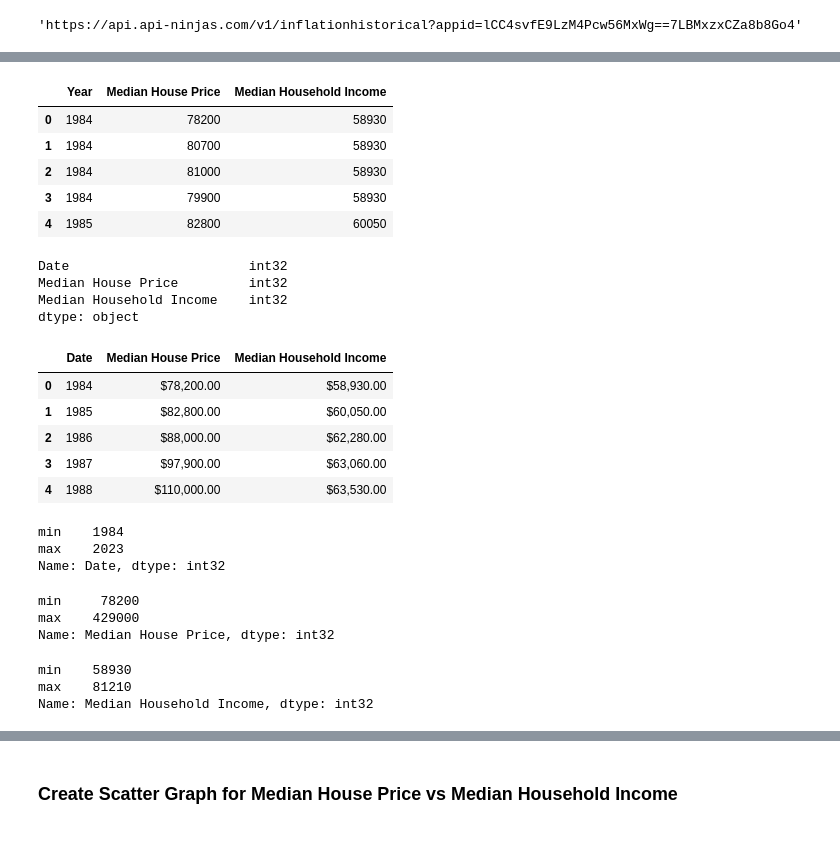
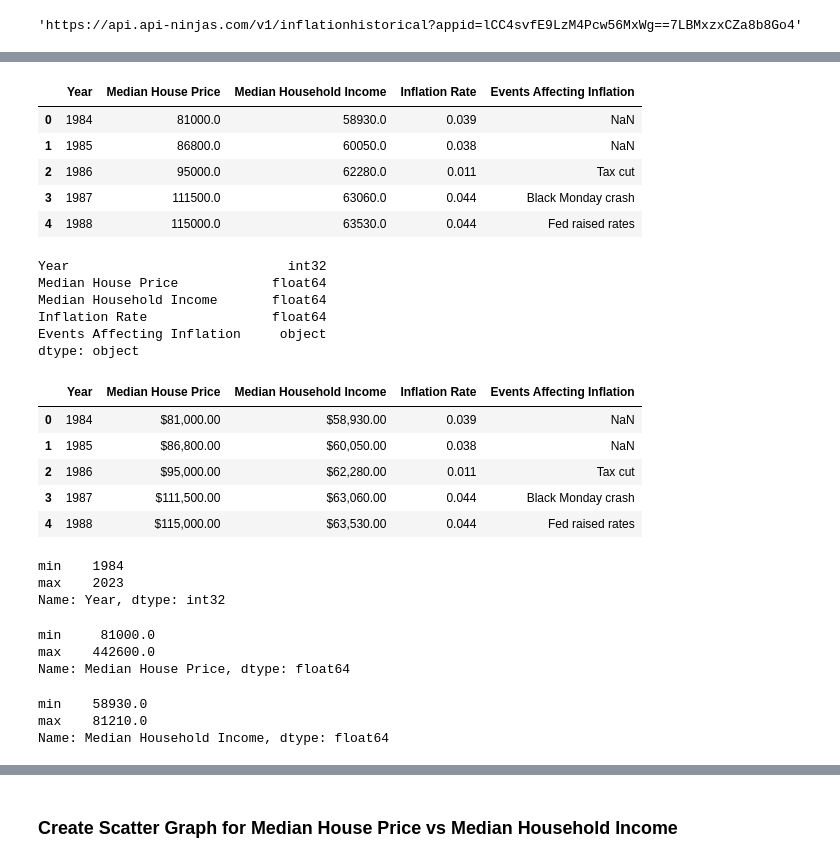
Before and after one commit to Sethdcarter/group8_data_project_1, a Jupyter notebook: Codes/Median_House_Price_vs_Household_Income.ipynb, the cells around one changed output, grey strips where cells are left out. Drawn from its saved outputs; the diff is of its cells as text; code cells hidden in the pictures.

```diff
--- a/Codes/Median_House_Price_vs_Household_Income.ipynb
+++ b/Codes/Median_House_Price_vs_Household_Income.ipynb
@@ -46,7 +48,10 @@ median_house_price_data = pd.read_csv(median_house_price_path)
 median_house_price_data = median_house_price_data.rename(columns = {"DATE":"Year", "MSPUS":"Median House Price"})
 median_house_price_data["Year"] = pd.to_datetime(median_house_price_data["Year"])     # Converts to a datetime format
 median_house_price_data["Year"] = median_house_price_data["Year"].dt.year     # Extracts and only displays the year for the date
-#median_house_price_data.head()
+# Group by "Year" and take the maximum "Median House Price" and get the maximum price for each year
+median_house_price_data = median_house_price_data.groupby("Year").agg({"Median House Price": "max"}).reset_index()
+# reset_index() converts the grouped DataFrame back into a regular DataFrame
+#median_house_price_data
 
 median_household_income_data = pd.read_csv(median_household_income_path)
 median_household_income_data = median_household_income_data.rename(columns = {"DATE":"Year", "MEHOINUSA672N":"Median Household Income"})
@@ -56,4 +61,5 @@ median_household_income_data["Year"] = median_household_income_data["Year"].dt.y
 
 inflation_rate_data = pd.read_csv(inflation_rate_path)
 inflation_rate_data = inflation_rate_data.rename(columns = {"Inflation Rate YOY, From Previous Dec.":"Inflation Rate"})
-inflation_rate_data = inflation
+inflation_rate_data = inflation_rate_data[["Year", "Inflation Rate", "Events Affecting Inflation"]]
+#inflation_rate_data.head()
@@ -67,17 +66,19 @@ inflation_rate_data = inflation
 # %%
 # Combine the data into a single DataFrame
 combined_data_df = pd.merge(median_house_price_data, median_household_income_data, how = "inner", on = "Year")
+combined_data_df = pd.merge(combined_data_df, inflation_rate_data, how = "inner", on = "Year")
 
 # Convert to integer
-combined_data_df["Median House Price"] = combined_data_df["Median House Price"].astype(int)
-combined_data_df["Median Household Income"] = combined_data_df["Median Household Income"].astype(int)
+combined_data_df["Median House Price"] = combined_data_df["Median House Price"].astype(float)
+combined_data_df["Median Household Income"] = combined_data_df["Median Household Income"].astype(float)
+combined_data_df["Inflation Rate"] = combined_data_df["Inflation Rate"].str.replace('%', '').astype(float) / 100
 
 # Display the data table for preview
 combined_data_df.head()
 # %% [output]
-|  | Year | Median House Price | Median Household Income |
-| 0 | 1984 | 78200 | 58930 |
-| 1 | 1984 | 80700 | 58930 |
-| 2 | 1984 | 81000 | 58930 |
-| 3 | 1984 | 79900 | 58930 |
-| 4 | 1985 | 82800 | 60050 |
+|  | Year | Median House Price | Median Household Income | Inflation Rate | Events Affecting Inflation |
+| 0 | 1984 | 81000.0 | 58930.0 | 0.039 | NaN |
+| 1 | 1985 | 86800.0 | 60050.0 | 0.038 | NaN |
+| 2 | 1986 | 95000.0 | 62280.0 | 0.011 | Tax cut |
+| 3 | 1987 | 111500.0 | 63060.0 | 0.044 | Black Monday crash |
+| 4 | 1988 | 115000.0 | 63530.0 | 0.044 | Fed raised rates |
@@ -84,9 +93,12 @@ combined_data_df.head()
 # %%
-print(combined_data_df.dtypes)     # Check data types
+# Check data types
+combined_data_df.dtypes
 # %% [output]
-Date                       int32
-Median House Price         int32
-Median Household Income    int32
+Year                            int32
+Median House Price            float64
+Median Household Income       float64
+Inflation Rate                float64
+Events Affecting Inflation     object
 dtype: object
 # %%
 # Create a copy of the combined_data_df
@@ -97,38 +109,38 @@ combined_data_df_formatted["Median House Price"] = combined_data_df_formatted["M
 combined_data_df_formatted["Median Household Income"] = combined_data_df_formatted["Median Household Income"].map("${:,.2f}".format)
 
 # Export the data into a csv
-combined_data_df_formatted.to_csv("Output/House_Price_vs_Household_Income_Data.csv")
+combined_data_df_formatted.to_csv("../Output/House_Price_vs_Household_Income_Data.csv")
 
 # Display the data table for preview
 combined_data_df_formatted.head()
 # %% [output]
-|  | Date | Median House Price | Median Household Income |
-| 0 | 1984 | $78,200.00 | $58,930.00 |
-| 1 | 1985 | $82,800.00 | $60,050.00 |
-| 2 | 1986 | $88,000.00 | $62,280.00 |
-| 3 | 1987 | $97,900.00 | $63,060.00 |
-| 4 | 1988 | $110,000.00 | $63,530.00 |
+|  | Year | Median House Price | Median Household Income | Inflation Rate | Events Affecting Inflation |
+| 0 | 1984 | $81,000.00 | $58,930.00 | 0.039 | NaN |
+| 1 | 1985 | $86,800.00 | $60,050.00 | 0.038 | NaN |
+| 2 | 1986 | $95,000.00 | $62,280.00 | 0.011 | Tax cut |
+| 3 | 1987 | $111,500.00 | $63,060.00 | 0.044 | Black Monday crash |
+| 4 | 1988 | $115,000.00 | $63,530.00 | 0.044 | Fed raised rates |
 # %%
 # Determine minimum and maximum dates in dataset
-date_aggregation = combined_data_df["Date"].agg(["min", "max"])
+date_aggregation = combined_data_df["Year"].agg(["min", "max"])
 date_aggregation
 # %% [output]
 min    1984
 max    2023
-Name: Date, dtype: int32
+Name: Year, dtype: int32
 # %%
 # Determine minimum and maximum values for Median House Price for graph axis ranges
 house_price_aggregation = combined_data_df["Median House Price"].agg(["min", "max"])
 house_price_aggregation
 # %% [output]
-min     78200
-max    429000
-Name: Median House Price, dtype: int32
+min     81000.0
+max    442600.0
+Name: Median House Price, dtype: float64
 # %%
 # Determine minimum and maximum values for Median Household Income for graph axis ranges
-household_income_aggregation = combined_data_df["Median Household Income"].agg(["min","max"])
+household_income_aggregation = combined_data_df["Median Household Income"].agg(["min", "max"])
 household_income_aggregation
 # %% [output]
-min    58930
-max    81210
-Name: Median Household Income, dtype: int32
+min    58930.0
+max    81210.0
+Name: Median Household Income, dtype: float64
```
Also changed, not shown: parts of 22 cells of this notebook, 3 other files.
